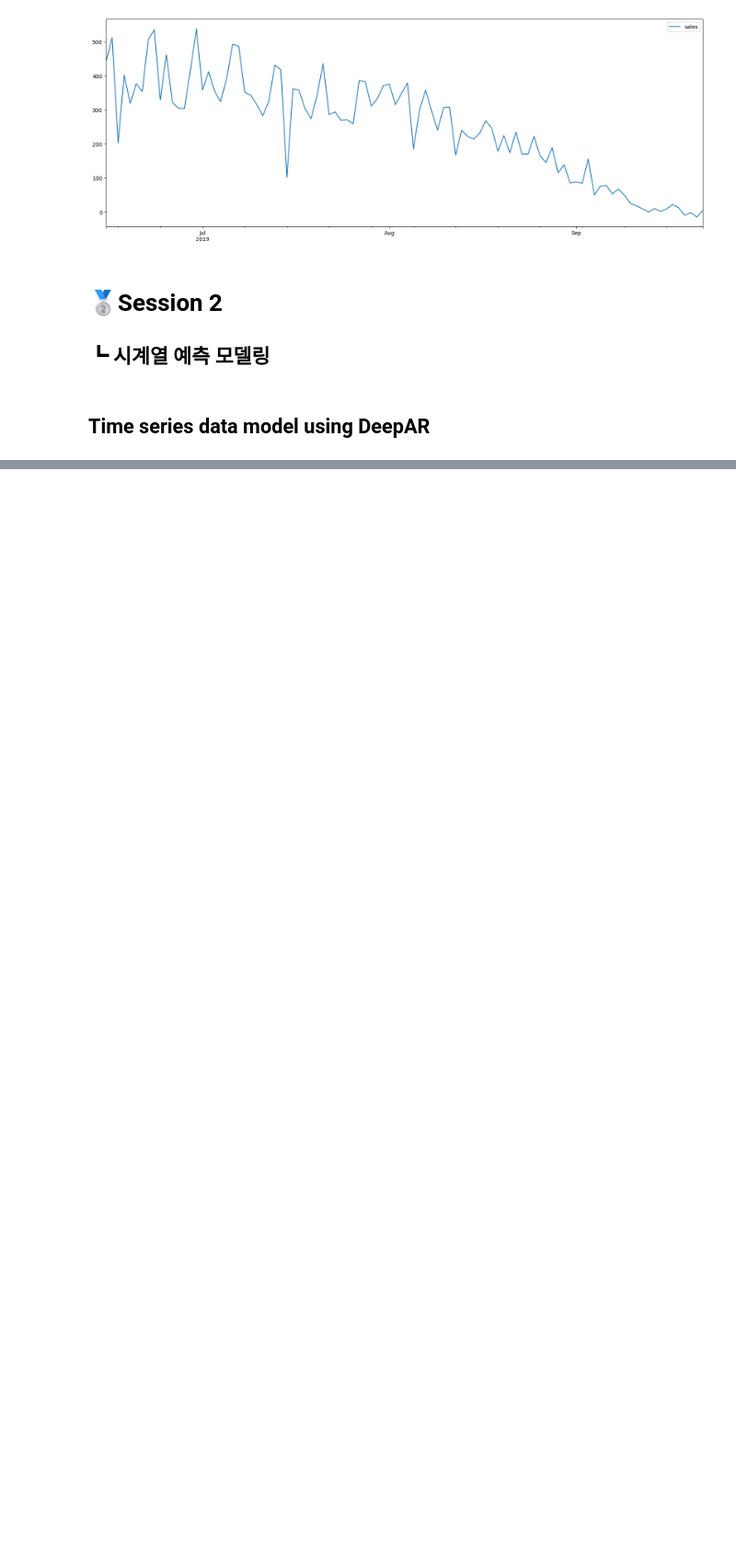
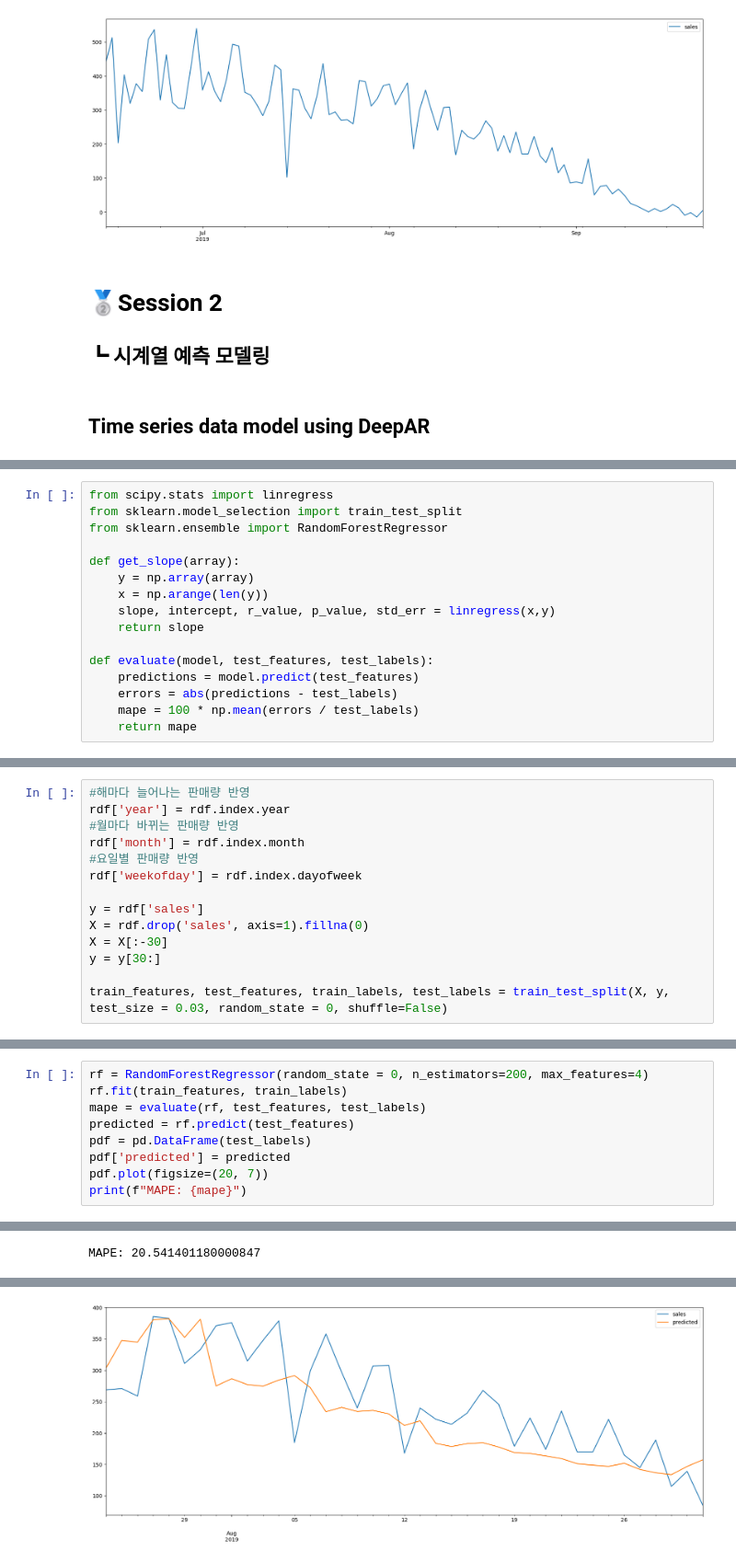
Before and after one commit to jx-dohwan/ML_Project_Collection, a Jupyter notebook: 의류판매량예측.ipynb, the cells around one changed output, grey strips where cells are left out. Shown at 92% size. Drawn from its saved outputs; the diff is of its cells as text; blank space fills up the shorter version.

```diff
--- a/의류판매량예측.ipynb
+++ b/의류판매량예측.ipynb
@@ -472,0 +750,16 @@ WARNING:matplotlib.font_manager:findfont: Font family 'AppleGothic' not found.
+# %%
+from scipy.stats import linregress
+from sklearn.model_selection import train_test_split
+from sklearn.ensemble import RandomForestRegressor
+
+def get_slope(array):
+    y = np.array(array)
+    x = np.arange(len(y))
+    slope, intercept, r_value, p_value, std_err = linregress(x,y)
+    return slope
+
+def evaluate(model, test_features, test_labels):
+    predictions = model.predict(test_features)
+    errors = abs(predictions - test_labels)
+    mape = 100 * np.mean(errors / test_labels)
+    return mape
@@ -472,0 +1086,14 @@ WARNING:matplotlib.font_manager:findfont: Font family 'AppleGothic' not found.
+# %%
+#해마다 늘어나는 판매량 반영
+rdf['year'] = rdf.index.year
+#월마다 바뀌는 판매량 반영
+rdf['month'] = rdf.index.month
+#요일별 판매량 반영
+rdf['weekofday'] = rdf.index.dayofweek
+
+y = rdf['sales']
+X = rdf.drop('sales', axis=1).fillna(0)
+X = X[:-30]
+y = y[30:]
+
+train_features, test_features, train_labels, test_labels = train_test_split(X, y, test_size = 0.03, random_state = 0, shuffle=False)
@@ -472,0 +1128,10 @@ WARNING:matplotlib.font_manager:findfont: Font family 'AppleGothic' not found.
+# %%
+rf = RandomForestRegressor(random_state = 0, n_estimators=200, max_features=4)
+rf.fit(train_features, train_labels)
+mape = evaluate(rf, test_features, test_labels)
+predicted = rf.predict(test_features)
+pdf = pd.DataFrame(test_labels)
+pdf['predicted'] = predicted
+pdf.plot(figsize=(20, 7))
+print(f"MAPE: {mape}")
+# %% [output]
@@ -472,0 +1155 @@ WARNING:matplotlib.font_manager:findfont: Font family 'AppleGothic' not found.
+MAPE: 20.541401180000847
@@ -472,0 +1173 @@ WARNING:matplotlib.font_manager:findfont: Font family 'AppleGothic' not found.
+[figure, added]
```
Also changed, not shown: parts of 41 cells of this notebook.
